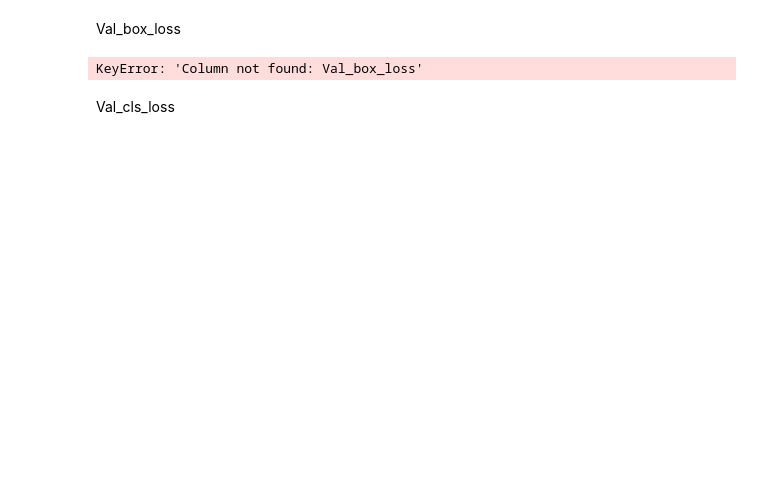
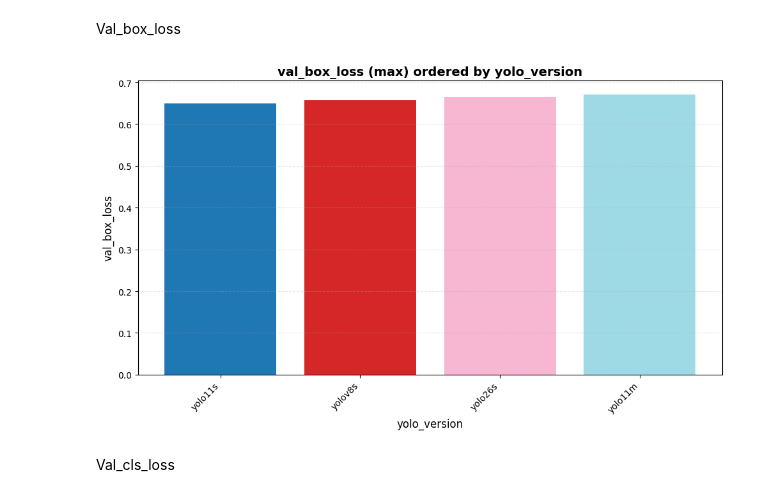
Before and after one commit to danielpiresribeiro123-code/cv_analyser_research, a Jupyter notebook: src/analysis/models/yolo/yolo_analysis.ipynb, the cells around one changed output. Saved outputs shown, nothing was run; the diff lists cells and outputs as text; code cells hidden in the pictures; blank space fills up the shorter version.

```diff
--- a/src/analysis/models/yolo/yolo_analysis.ipynb
+++ b/src/analysis/models/yolo/yolo_analysis.ipynb
@@ -604,9 +604,9 @@ plot_sorted_bar(df_yolo, "Recall", group_col="train_run")
 # %% [markdown]
 Val_box_loss
 # %%
-plot_sorted_bar(df_yolo, "Val_box_loss", group_col="train_run")
+plot_sorted_bar(df_yolo_text_photo, "val_box_loss", group_col="yolo_version")
 # %% [output]
-KeyError: 'Column not found: Val_box_loss'
+[figure, added]
 # %% [markdown]
 Val_cls_loss
 # %%
```
Also changed, not shown: parts of 9 cells of this notebook, 6 other files.
